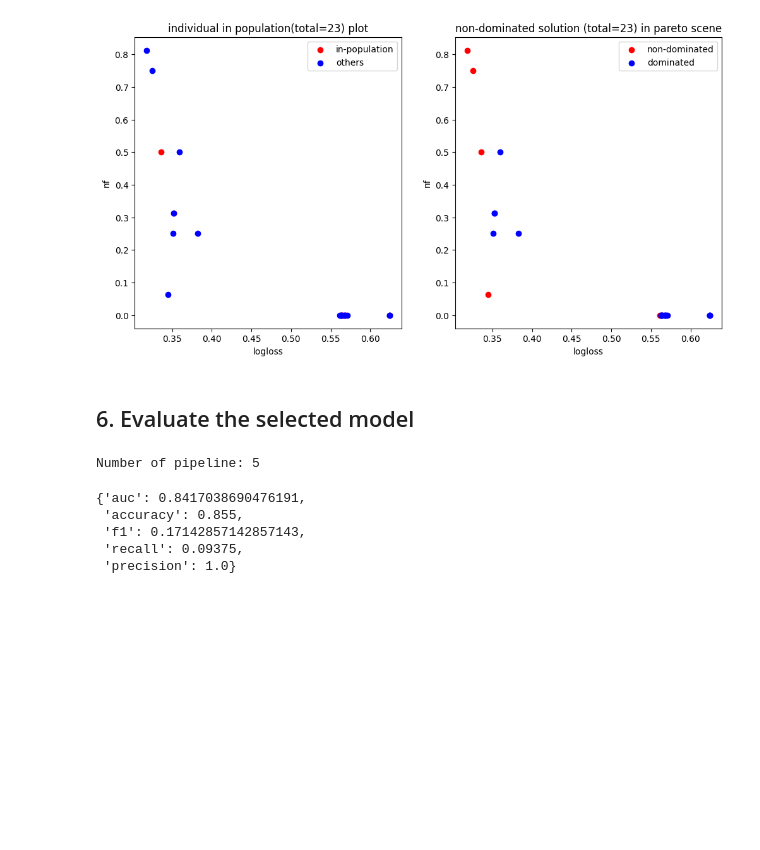
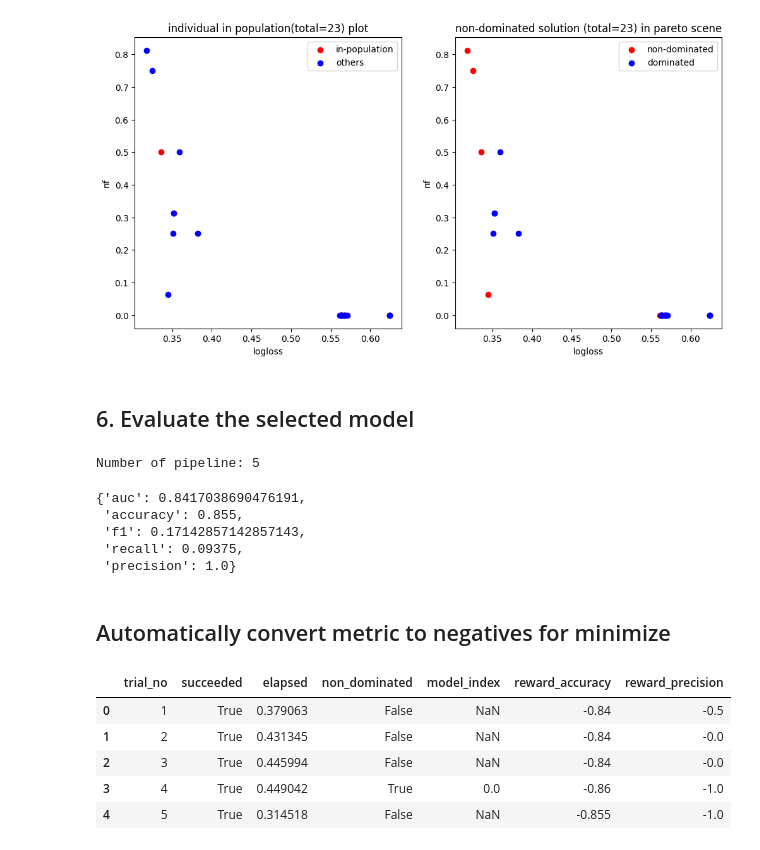
Before and after one commit to DataCanvasIO/HyperGBM, a Jupyter notebook: hypergbm/examples/63.MOEAD_example.ipynb, the cells around one changed output. Drawn from its saved outputs; the diff is of its cells as text; code cells hidden in the pictures; blank space fills up the shorter version.

Commit message:
automatically minimize metrics for moea/d

```diff
--- a/hypergbm/examples/63.MOEAD_example.ipynb
+++ b/hypergbm/examples/63.MOEAD_example.ipynb
@@ -92,3 +92,29 @@ Number of pipeline: 5
  'f1': 0.17142857142857143,
  'recall': 0.09375,
  'precision': 1.0}
+# %% [markdown]
+## Automatically convert metric to negatives for minimize
+# %%
+experiment = make_experiment(df_train,
+                             eval_data=df_test.copy(),
+                             callbacks=[],
+                             random_state=1234,
+                             search_callbacks=[],
+                             target='y',
+                             pos_label="yes",
+                             searcher='moead',
+                             reward_metric='accuracy',
+                             objectives=['precision'],
+                             drift_detection=False,
+                             early_stopping_rounds=30)
+
+estimators = experiment.run(max_trials=30)
+hyper_model = experiment.hyper_model_
+hyper_model.history.to_df().copy().drop(['scores', 'reward'], axis=1)[:5]
+# %% [output]
+|  | trial_no | succeeded | elapsed | non_dominated | model_index | reward_accuracy | reward_precision |
+| 0 | 1 | True | 0.379063 | False | NaN | -0.84 | -0.5 |
+| 1 | 2 | True | 0.431345 | False | NaN | -0.84 | -0.0 |
+| 2 | 3 | True | 0.445994 | False | NaN | -0.84 | -0.0 |
+| 3 | 4 | True | 0.449042 | True | 0.0 | -0.86 | -1.0 |
+| 4 | 5 | True | 0.314518 | False | NaN | -0.855 | -1.0 |
```
Also changed, not shown: parts of 2 cells of this notebook.
